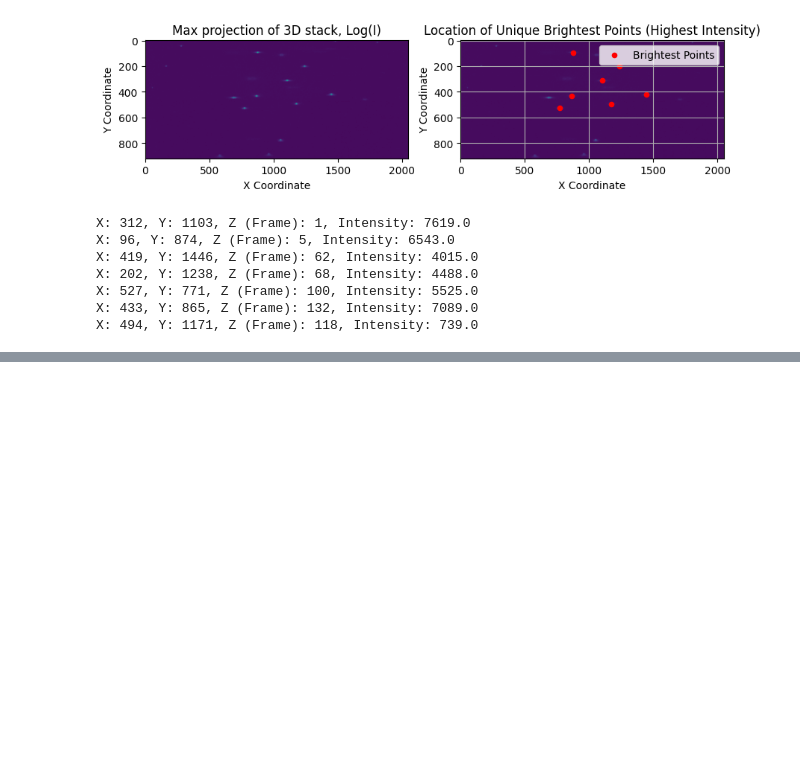
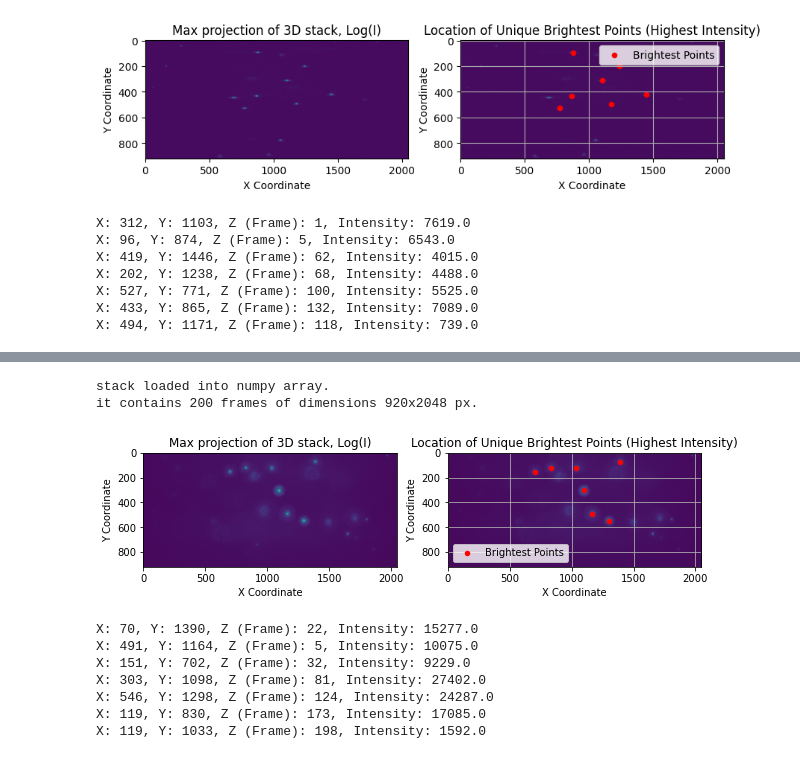
Before and after one commit to sarumanplaysguitar/microscope-3d-imaging, a Jupyter notebook: reconstruction/data_processing/scan_point_extraction.ipynb, the cells around one changed output, grey strips where cells are left out. Cells and saved outputs as stored; diff of their text form; code cells hidden in the pictures; blank space fills up the shorter version.

```diff
--- a/reconstruction/data_processing/scan_point_extraction.ipynb
+++ b/reconstruction/data_processing/scan_point_extraction.ipynb
@@ -361,0 +276,22 @@ get_point_locations(s11_array)
+# %%
+s2_array = stack_loader("F:/final_scan_data/stack02/Camera_0")
+s2_array = np.concatenate([s2_array[77:], s2_array[0:76]])
+
+# Sanity check.
+tiff.imsave("F:/final_scan_data/stack02/Camera_0/combined_cleaned.tif", s2_array)
+
+s2_psf_locations = get_point_locations(s2_array)
+dataset.append(s2_psf_locations)
+
+del s2_array
+# %% [output]
+stack loaded into numpy array.
+it contains 200 frames of dimensions 920x2048 px.
+[figure, added]
+X: 70, Y: 1390, Z (Frame): 22, Intensity: 15277.0
+X: 491, Y: 1164, Z (Frame): 5, Intensity: 10075.0
+X: 151, Y: 702, Z (Frame): 32, Intensity: 9229.0
+X: 303, Y: 1098, Z (Frame): 81, Intensity: 27402.0
+X: 546, Y: 1298, Z (Frame): 124, Intensity: 24287.0
+X: 119, Y: 830, Z (Frame): 173, Intensity: 17085.0
+X: 119, Y: 1033, Z (Frame): 198, Intensity: 1592.0
```
Also changed, not shown: parts of 33 cells of this notebook, 5 other files.
